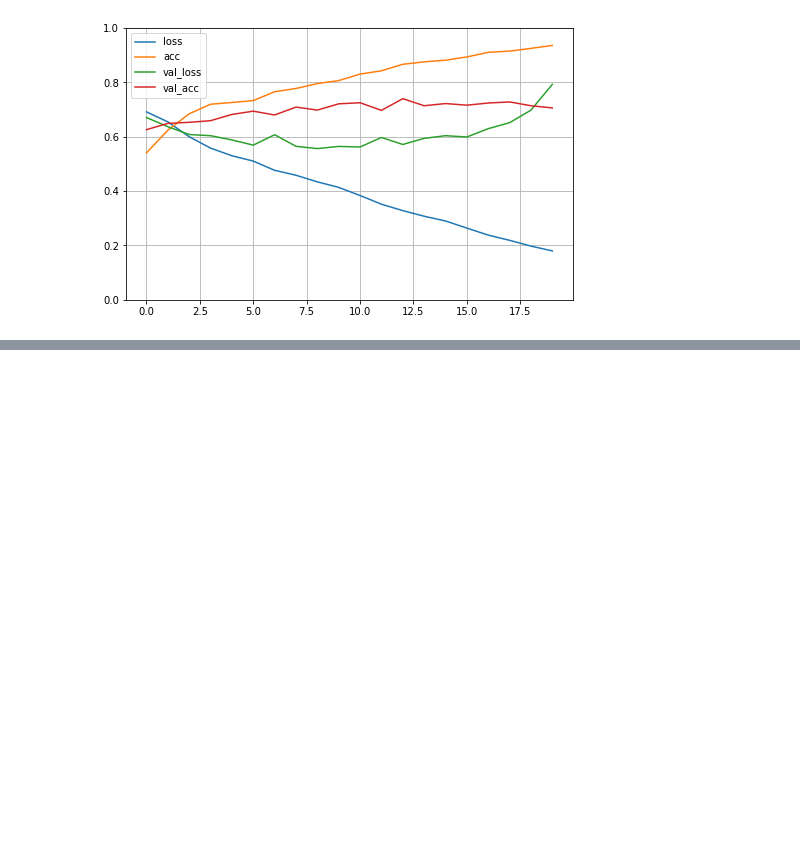
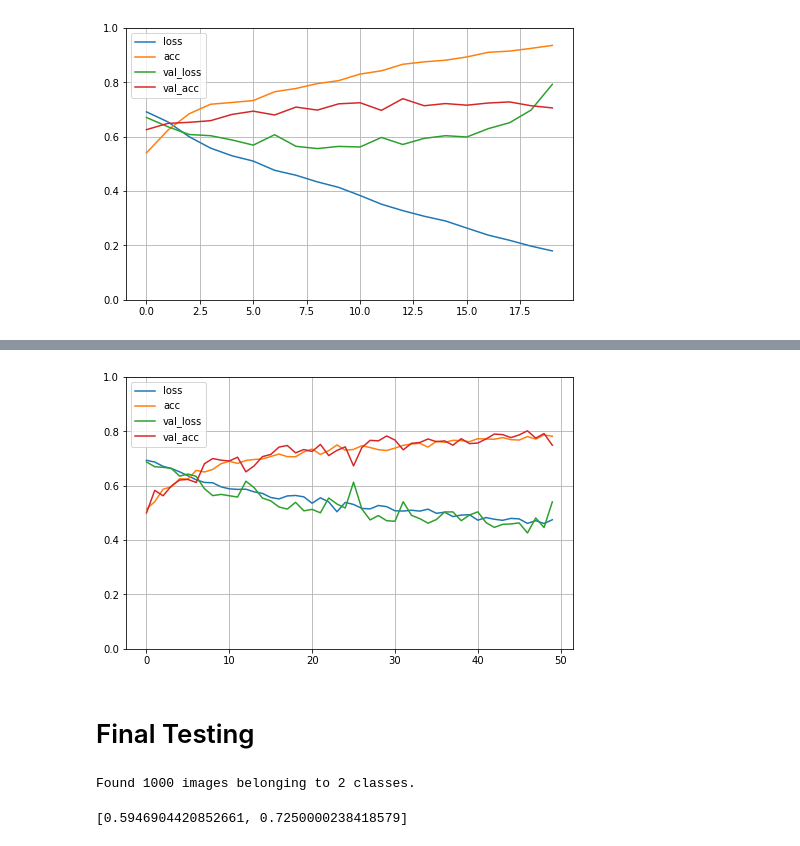
Before and after one commit to rahul21200/Basic-ML-CNN, a Jupyter notebook: CNN project.ipynb, the cells around one changed output, grey strips where cells are left out. Saved outputs shown, nothing was run; the diff lists cells and outputs as text; code cells hidden in the pictures; blank space fills up the shorter version.

```diff
--- a/CNN project.ipynb
+++ b/CNN project.ipynb
@@ -148,0 +174,35 @@ del model
+# %%
+model = models.Sequential()
+
+model.add(layers.Conv2D(32, (3,3), activation = "relu", input_shape = (150,150,3)))
+model.add(layers.MaxPool2D(2,2))
+
+model.add(layers.Conv2D(64, (3,3), activation = "relu"))
+model.add(layers.MaxPool2D(2,2))
+
+model.add(layers.Conv2D(128, (3,3), activation = "relu"))
+model.add(layers.MaxPool2D(2,2))
+
+model.add(layers.Conv2D(128, (3,3), activation = "relu"))
+model.add(layers.MaxPool2D(2,2))
+
+model.add(layers.Flatten())
+model.add(layers.Dropout(0.5))
+
+model.add(layers.Dense(512, activation = "relu"))
+model.add(layers.Dense(1, activation = "sigmoid"))
+
+from tensorflow.keras import optimizers
+
+model.compile(loss = "binary_crossentropy",
+             optimizer = optimizers.RMSprop(lr=1e-4),
+             metrics=['acc'])
+# %%
+# We cannot use 100 as steps_per_epoch
+# this is because we have 1000 images in training data and  batch size is 32 now 1000/32=31.25   hence we only have 31 batches
+# so our input data have only 31 batches but we are training for 100 batches hence the error occured(input ran out of data)
+history = model.fit_generator(train_generator,
+                             steps_per_epoch = 100,
+                             epochs = 50,
+                             validation_data=validation_generator,
+                             validation_steps=50)
@@ -148,0 +229,18 @@ del model
+# %%
+pd.DataFrame(history.history).plot(figsize = (8,5))
+plt.grid(True)
+plt.gca().set_ylim(0,1)
+plt.show()
+# %% [output]
+[figure, added]
+# %% [markdown]
+# Final Testing
+# %%
+# The increased accuracy could be further achieved by using VGG16
+# VGG16 is a convolution neural net (CNN ) architecture which won ILSVR(Imagenet) competition in 2014
+test_generator = test_datagen.flow_from_directory(test_dir,
+                                                   target_size=(150,150),
+                                                   batch_size=20,
+                                                   class_mode='binary')
+# %% [output]
+Found 1000 images belonging to 2 classes.
@@ -148,0 +249,5 @@ del model
+# %%
+model.evaluate_generator(test_generator,steps=50)
+# First argument is the loss value and the second one is accuracy
+# %% [output]
+[0.5946904420852661, 0.7250000238418579]
```
Also changed, not shown: parts of 5 cells of this notebook, 1 other file.
